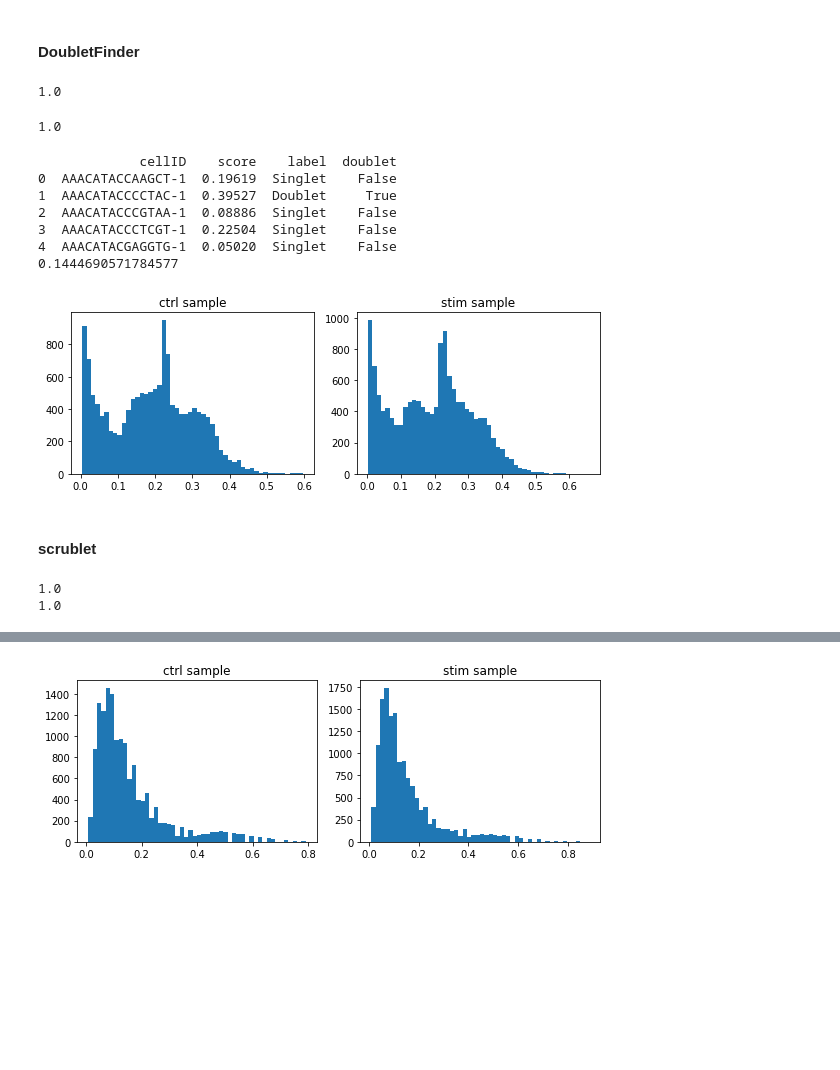
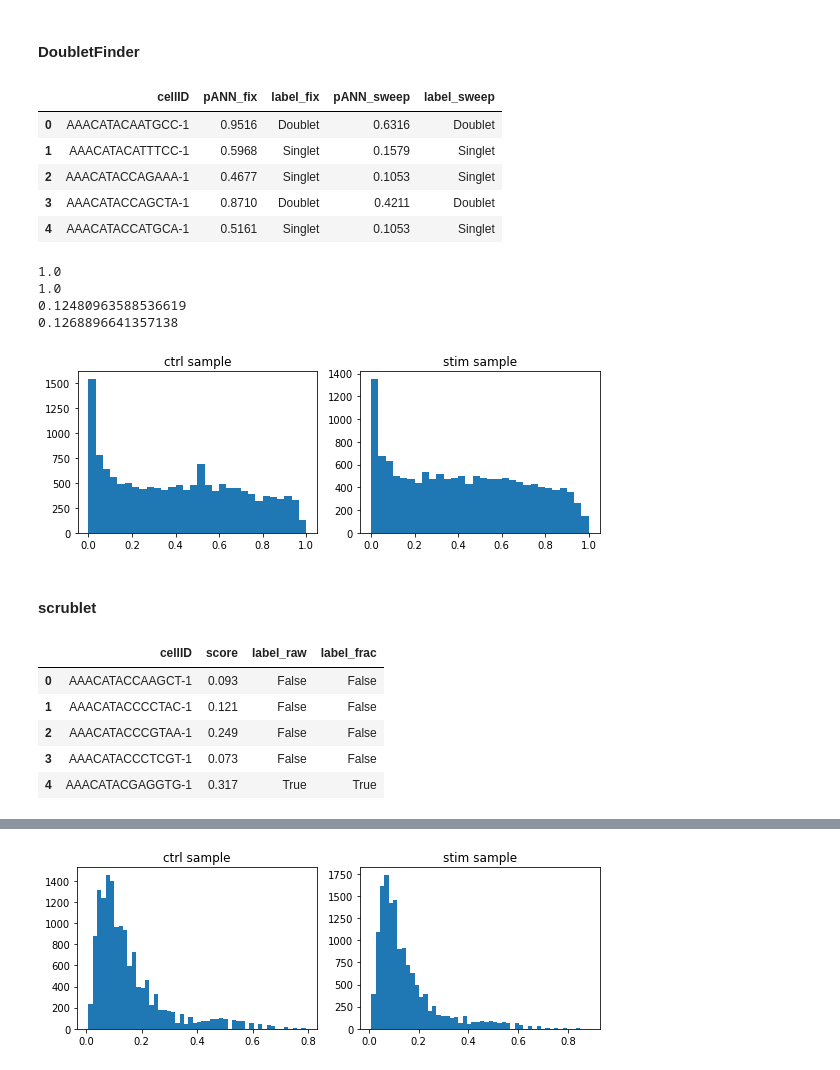
Before and after one commit to huangyh09/doubletQC, a Jupyter notebook: examples/demuxlet_dataset.ipynb, the cells around one changed output, grey strips where cells are left out. Drawn from its saved outputs; the diff is of its cells as text; code cells hidden in the pictures; blank space fills up the shorter version.

```diff
--- a/examples/demuxlet_dataset.ipynb
+++ b/examples/demuxlet_dataset.ipynb
@@ -31,57 +30,57 @@ demux_ctrl[:5]
 # %% [markdown]
 #### DoubletFinder
 # %%
-dbfinder_ctrl = pd.read_csv(dat_dir + "/demux_ctrl/doubletFinder_table.tsv",
-                            header=None, sep="\t", names=['cellID', 'score', 'label'])
+dbfinder_ctrl = pd.read_csv(dat_dir + "/demux_ctrl/doubletFinder_table.tsv", header=0, sep="\t")
+dbfinder_stim = pd.read_csv(dat_dir + "/demux_stim/doubletFinder_table.tsv", header=0, sep="\t")
+
+dbfinder_stim.cellID = [x + "-1" for x in dbfinder_stim.cellID]
 dbfinder_ctrl.cellID = [x + "-1" for x in dbfinder_ctrl.cellID]
-dbfinder_ctrl['doublet'] = dbfinder_ctrl['label'] == "Doublet"
-print(np.mean(dbfinder_ctrl.cellID == demux_ctrl.cellID))
+
+dbfinder_ctrl[:5]
 # %% [output]
-1.0
+|  | cellID | pANN_fix | label_fix | pANN_sweep | label_sweep |
+| 0 | AAACATACAATGCC-1 | 0.9516 | Doublet | 0.6316 | Doublet |
+| 1 | AAACATACATTTCC-1 | 0.5968 | Singlet | 0.1579 | Singlet |
+| 2 | AAACATACCAGAAA-1 | 0.4677 | Singlet | 0.1053 | Singlet |
+| 3 | AAACATACCAGCTA-1 | 0.8710 | Doublet | 0.4211 | Doublet |
+| 4 | AAACATACCATGCA-1 | 0.5161 | Singlet | 0.1053 | Singlet |
-# %%
-dbfinder_stim = pd.read_csv(dat_dir + "/demux_stim/doubletFinder_table.tsv",
-                            header=None, sep="\t", names=['cellID', 'score', 'label'])
-dbfinder_stim.cellID = [x + "-1" for x in dbfinder_stim.cellID]
-dbfinder_stim['doublet'] = dbfinder_stim['label'] == "Doublet"
-print(np.mean(dbfinder_stim.cellID == demux_stim.cellID))
-# %% [output]
-1.0
-# %%
-print(dbfinder_stim[:5])
-print(np.mean(dbfinder_stim.label == "Doublet"))
-# %% [output]
-             cellID    score    label  doublet
-0  AAACATACCAAGCT-1  0.19619  Singlet    False
-1  AAACATACCCCTAC-1  0.39527  Doublet     True
-2  AAACATACCCGTAA-1  0.08886  Singlet    False
-3  AAACATACCCTCGT-1  0.22504  Singlet    False
-4  AAACATACGAGGTG-1  0.05020  Singlet    False
-0.1444690571784577
+# %%
+print(np.mean(dbfinder_stim.cellID == demux_stim.cellID))
+print(np.mean(dbfinder_ctrl.cellID == demux_ctrl.cellID))
+
+print(np.mean(dbfinder_stim.label_fix == "Doublet"))
+print(np.mean(dbfinder_ctrl.label_fix == "Doublet"))
+# %% [output]
+1.0
+1.0
+0.12480963588536619
+0.1268896641357138
 # %%
 fig = plt.figure(figsize = (8, 3))
 plt.subplot(1, 2, 1)
-plt.hist(dbfinder_ctrl.score, bins=50)
+plt.hist(dbfinder_ctrl.pANN_fix, bins=30)
 plt.title("ctrl sample")
 
 plt.subplot(1, 2, 2)
-plt.hist(dbfinder_stim.score, bins=50)
+plt.hist(dbfinder_stim.pANN_fix, bins=30)
 plt.title("stim sample")
 
 plt.tight_layout()
 plt.show()
 # %% [output]
-[figure, old version]
+[figure, new version]
 # %% [markdown]
 #### scrublet
 # %%
-scrublet_ctrl = pd.read_csv(dat_dir + "/demux_ctrl/scrublet_table.tsv",
-                            header=0, sep="\t", names=['cellID', 'score', 'doublet'])
-scrublet_stim = pd.read_csv(dat_dir + "/demux_stim/scrublet_table.tsv",
-                            header=0, sep="\t", names=['cellID', 'score', 'doublet'])
+scrublet_ctrl = pd.read_csv(dat_dir + "/demux_ctrl/scrublet_table.tsv", header=0, sep="\t")
+scrublet_stim = pd.read_csv(dat_dir + "/demux_stim/scrublet_table.tsv", header=0, sep="\t")
 
-print(np.mean(scrublet_ctrl.cellID == demux_ctrl.cellID))
-print(np.mean(scrublet_stim.cellID == demux_stim.cellID))
+scrublet_stim[:5]
 # %% [output]
-1.0
-1.0
+|  | cellID | score | label_raw | label_frac |
+| 0 | AAACATACCAAGCT-1 | 0.093 | False | False |
+| 1 | AAACATACCCCTAC-1 | 0.121 | False | False |
+| 2 | AAACATACCCGTAA-1 | 0.249 | False | False |
+| 3 | AAACATACCCTCGT-1 | 0.073 | False | False |
+| 4 | AAACATACGAGGTG-1 | 0.317 | True | True |
 # %%
```
Also changed, not shown: parts of 16 cells of this notebook, 15 other files.
